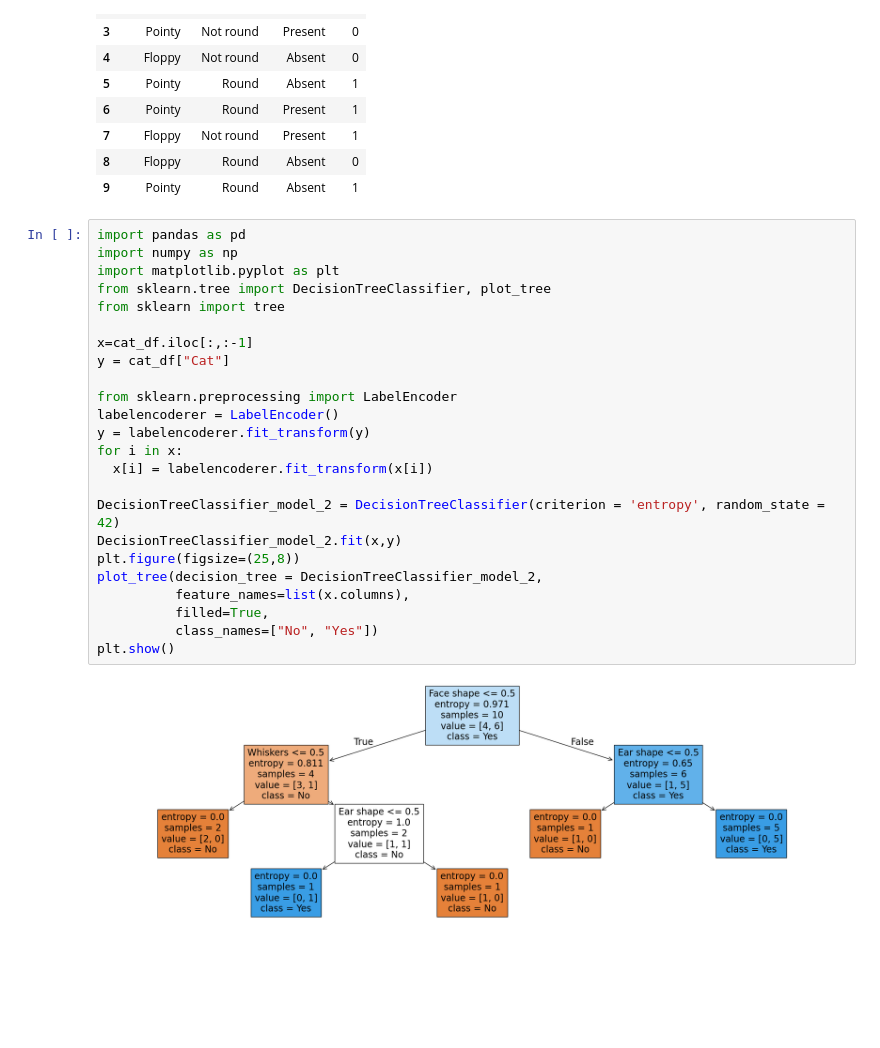
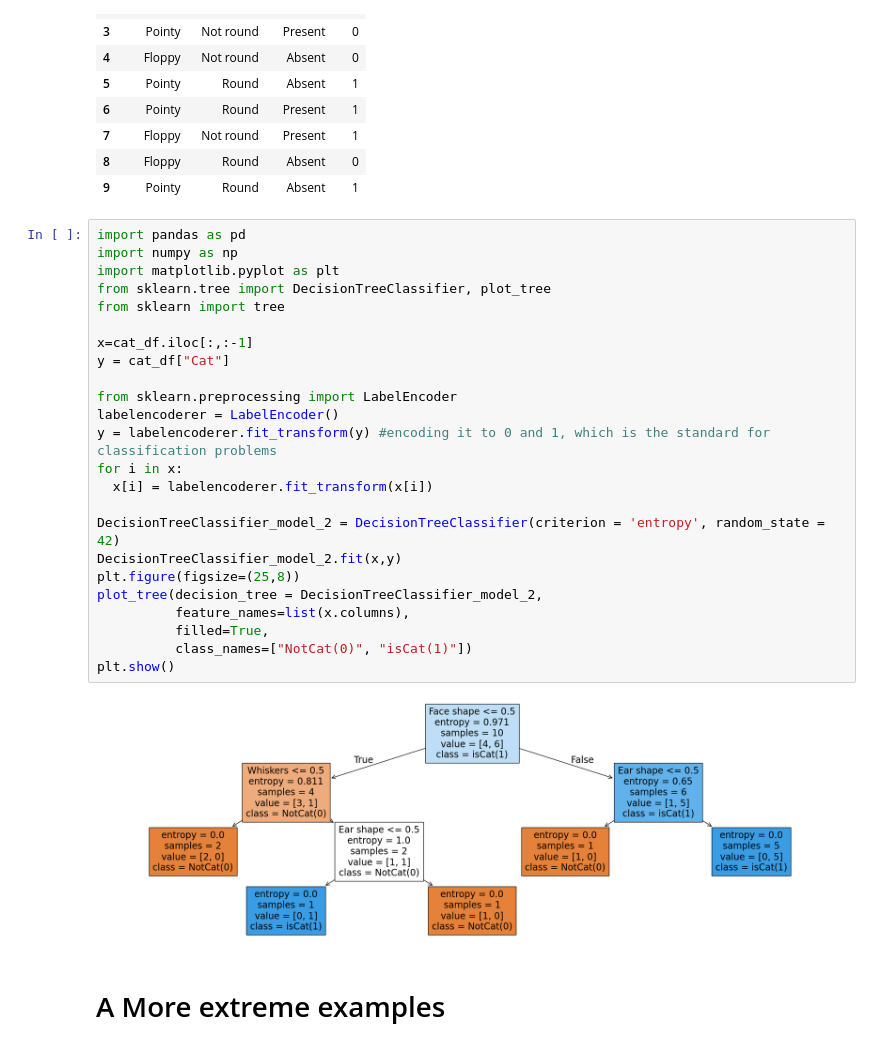
Before and after one commit to ducanh19082007/Quantitative_Finance_Self_Learning, a Jupyter notebook: Machine_Learning/Decision_Tree_Algo/Decision_Tree_Algo_Classification.ipynb, the cells around one changed output. Drawn from its saved outputs; the diff is of its cells as text; blank space fills up the shorter version.

```diff
--- a/Machine_Learning/Decision_Tree_Algo/Decision_Tree_Algo_Classification.ipynb
+++ b/Machine_Learning/Decision_Tree_Algo/Decision_Tree_Algo_Classification.ipynb
@@ -172,26 +172,28 @@ cat_df
 # %%
 import pandas as pd
 import numpy as np
 import matplotlib.pyplot as plt
 from sklearn.tree import DecisionTreeClassifier, plot_tree
 from sklearn import tree
 
 x=cat_df.iloc[:,:-1]
 y = cat_df["Cat"]
 
 from sklearn.preprocessing import LabelEncoder
 labelencoderer = LabelEncoder()
-y = labelencoderer.fit_transform(y)
+y = labelencoderer.fit_transform(y) #encoding it to 0 and 1, which is the standard for classification problems
 for i in x:
   x[i] = labelencoderer.fit_transform(x[i])
 
 DecisionTreeClassifier_model_2 = DecisionTreeClassifier(criterion = 'entropy', random_state = 42)
 DecisionTreeClassifier_model_2.fit(x,y)
 plt.figure(figsize=(25,8))
 plot_tree(decision_tree = DecisionTreeClassifier_model_2,
           feature_names=list(x.columns),
           filled=True,
-          class_names=["No", "Yes"])
+          class_names=["NotCat(0)", "isCat(1)"])
 plt.show()
 # %% [output]
-[figure, old version]
+[figure, new version]
+# %% [markdown]
+# A More extreme examples
```
Also changed, not shown: parts of 8 cells of this notebook, 7 other files.
